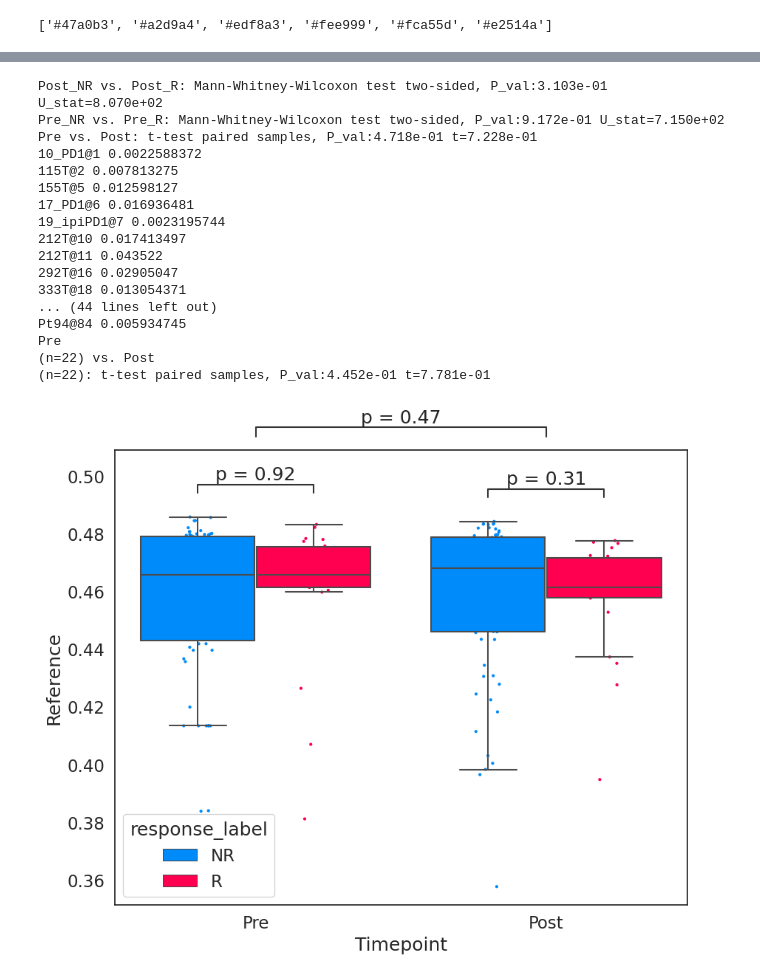
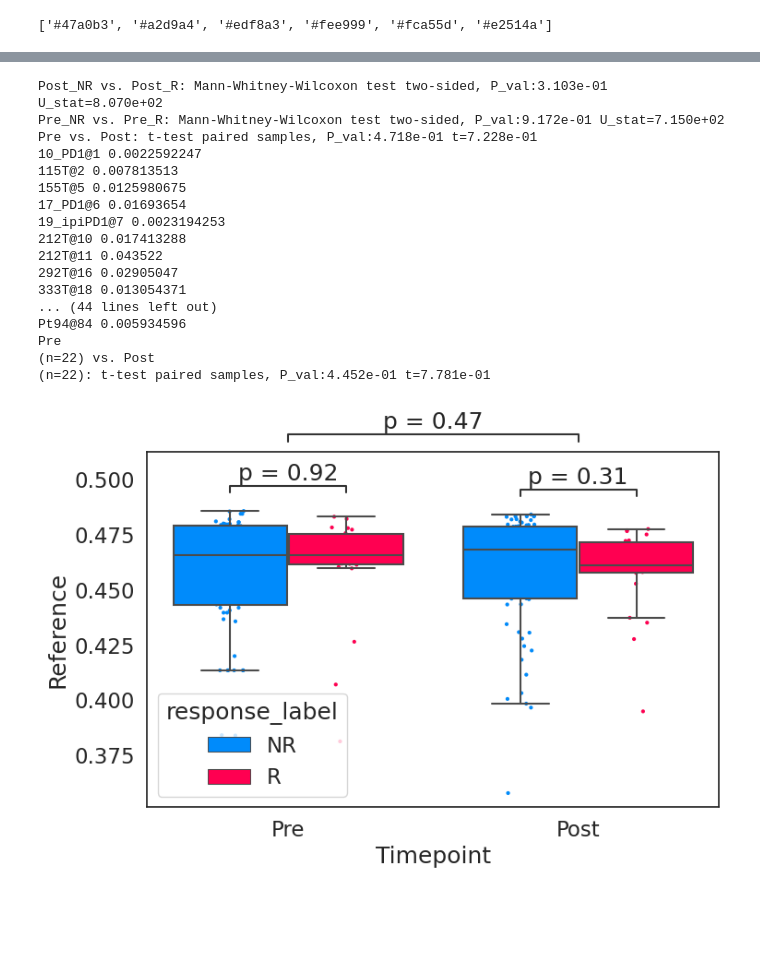
Before and after one commit to ashyamal/COMPASS, a Jupyter notebook: paper/06_model_explaination/Post_treatment/01_Pre_Post_concept_shift.ipynb, the cells around one changed output, grey strips where cells are left out. Cells and saved outputs as stored; diff of their text form; code cells hidden in the pictures; blank space fills up the shorter version.

```diff
--- a/paper/06_model_explaination/Post_treatment/01_Pre_Post_concept_shift.ipynb
+++ b/paper/06_model_explaination/Post_treatment/01_Pre_Post_concept_shift.ipynb
@@ -34,7 +34,7 @@ df_tpm2 = pd.read_pickle('PAIRED_PD1_CTLA4_POST_TPM.TABLE')
 dfcx2 = df_label2.cancer_type.map(CANCER_CODE).to_frame('cancer_code').join(df_tpm2)
 # %%
 save_dir = '/home/was966/Research/mims-compass/paper/'
-pretrainer = loadcompass(os.path.join(save_dir, 'checkpoint/latest/pretrainer.pt'))
+pretrainer = loadcompass(os.path.join(save_dir, 'checkpoint/latest/pretrainer.pt'), map_location = 'cpu')
 # %%
 dfg1, dfe1 = pretrainer.extract(dfcx1)
 # %%
@@ -769,7 +774,7 @@ annotator.apply_and_annotate()
 
 
 ########################################################
-fig, axes = plt.subplots(figsize=(10, 8), ncols=2, sharey=True)
+fig, axes = plt.subplots(figsize=(8, 5), ncols=2, sharey=True)
 
 for ax, group in zip(axes, ['NR', 'R']):
 
@@ -795,7 +800,7 @@ for ax, group in zip(axes, ['NR', 'R']):
         color = c1
     # Plot lines connecting pre and post values
     sns.boxplot(x='Timepoint', y=c, data=data_long, ax=ax,width = .5, fliersize=0,
-                palette = color,  saturation= 1, linewidth = None) #boxprops={'facecolor':'None'},boxprops={'facecolor':'None'}
+                palette = color,  saturation= 1, linewidth = None, ) #boxprops={'facecolor':'None'},boxprops={'facecolor':'None'}
 
 
 
@@ -899,7 +1063,7 @@ data_long = dfx.melt(id_vars=[ 'patient_id', 'response_label'],
                       var_name='Timepoint',
                       value_name=c)
 
-fig, ax = plt.subplots(figsize=(10, 8),  sharey=True)
+fig, ax = plt.subplots(figsize=(8, 5),  sharey=True)
 
 x = 'Timepoint'
 hue = 'response_label'
@@ -925,7 +1089,7 @@ annotator.apply_and_annotate()
 
 
 ########################################################
-fig, axes = plt.subplots(figsize=(10, 8), ncols=2, sharey=True)
+fig, axes = plt.subplots(figsize=(8, 5), ncols=2, sharey=True)
 
 for ax, group in zip(axes, ['NR', 'R']):
 
@@ -986,38 +1150,38 @@ for ax, group in zip(axes, ['NR', 'R']):
     ax.spines['top'].set_visible(False)
     ax.spines['right'].set_visible(False)
     ax.set_xlabel(None)
 
     if group != 'R':
         ax.yaxis.set_major_locator(ticker.MaxNLocator(nbins=5))
         ax.set_ylabel(ax.get_ylabel(), fontsize=18)
         ax.tick_params(axis='both', which='major', right = False, top=False, direction = 'out',reset = True)
 
     else:
          ax.spines['left'].set_visible(False)
          ax.set_ylabel(None)
          ax.tick_params(axis='x', which='major', right = False, top=False, direction = 'out',reset = True)
 
     ax.set_xlabel({'NR':'non-Responder', 'R':'Responder'}[group])
 
 fig.tight_layout()
 
 fig.savefig("./results/03_pre_post_R_NR_lineplot_%s.svg" % c  , bbox_inches = 'tight')
 # %% [output]
 Post_NR vs. Post_R: Mann-Whitney-Wilcoxon test two-sided, P_val:3.103e-01 U_stat=8.070e+02
 Pre_NR vs. Pre_R: Mann-Whitney-Wilcoxon test two-sided, P_val:9.172e-01 U_stat=7.150e+02
 Pre vs. Post: t-test paired samples, P_val:4.718e-01 t=7.228e-01
-10_PD1@1 0.0022588372
-115T@2 0.007813275
-155T@5 0.012598127
-17_PD1@6 0.016936481
-19_ipiPD1@7 0.0023195744
-212T@10 0.017413497
+10_PD1@1 0.0022592247
+115T@2 0.007813513
+155T@5 0.0125980675
+17_PD1@6 0.01693654
+19_ipiPD1@7 0.0023194253
+212T@10 0.017413288
 212T@11 0.043522
 292T@16 0.02905047
 333T@18 0.013054371
 ... (44 lines left out)
-Pt94@84 0.005934745
+Pt94@84 0.005934596
 Pre
 (n=22) vs. Post
 (n=22): t-test paired samples, P_val:4.452e-01 t=7.781e-01
-[figure, old version]
+[figure, new version]
```
Also changed, not shown: parts of 11 cells of this notebook, 18 other files.
